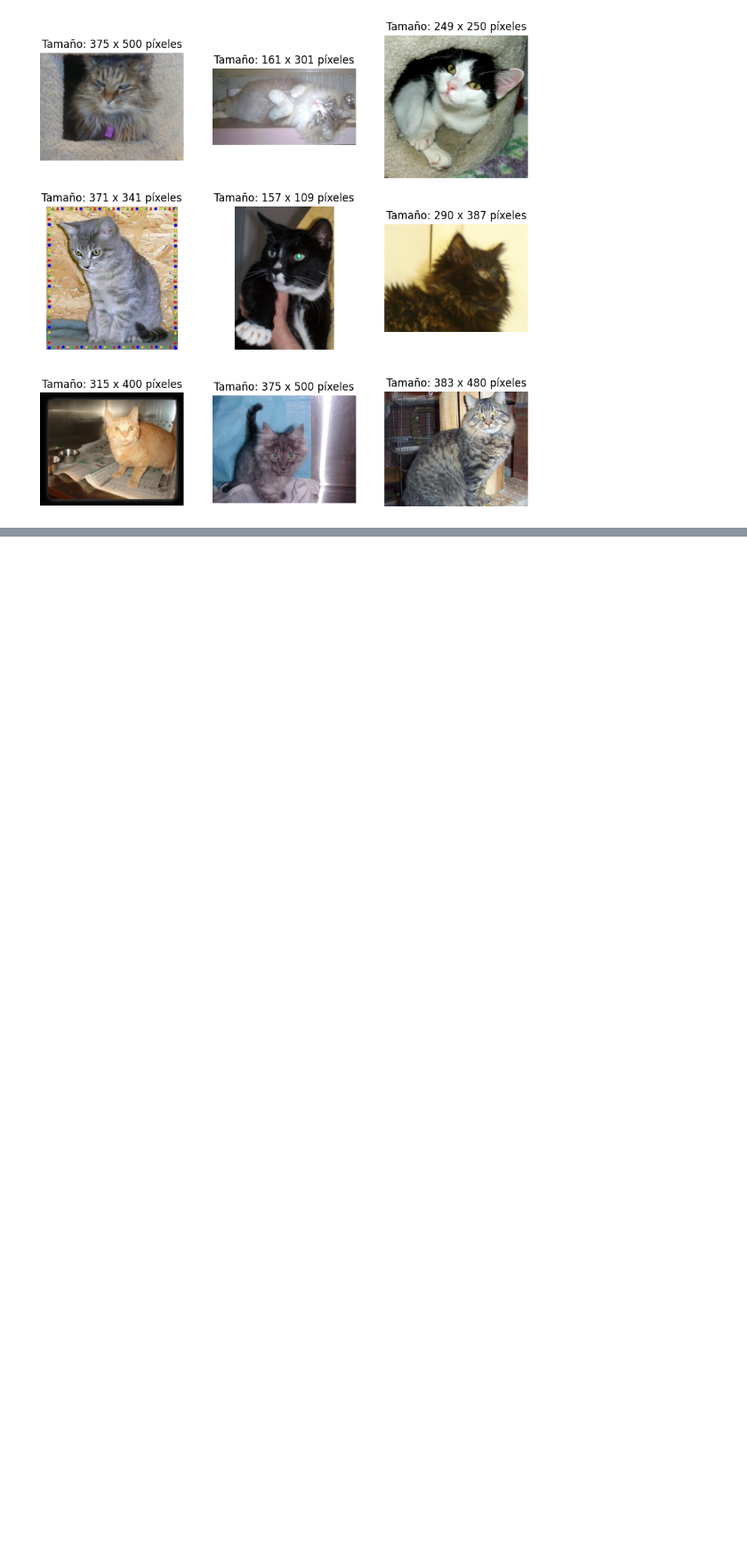
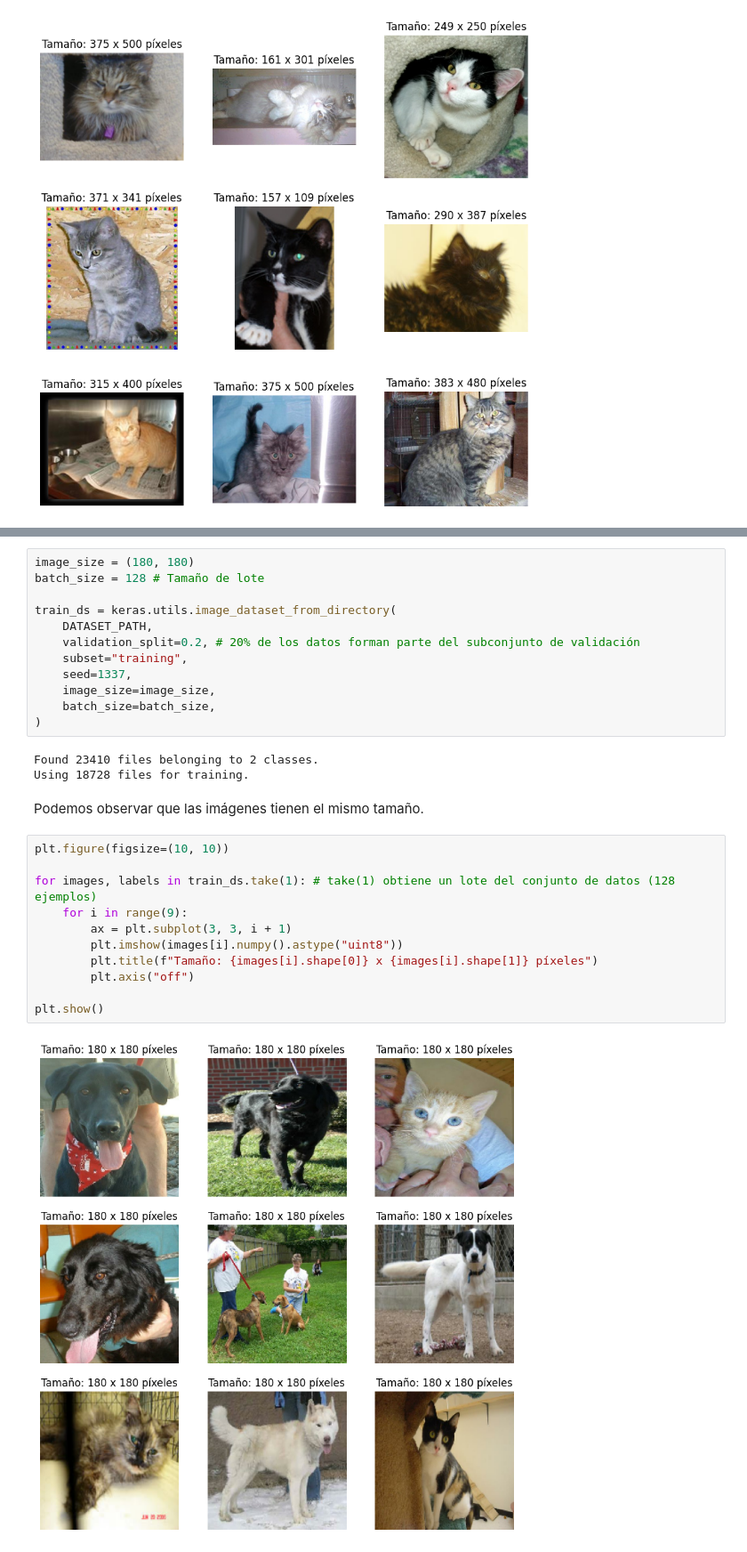
Before and after one commit to Lexie-v2/Goggle-CO, a Jupyter notebook: Redes_Neuronales_Artificiales_Vera_V.ipynb, the cells around one changed output, grey strips where cells are left out. Shown at 89% size. Saved outputs shown, nothing was run; the diff lists cells and outputs as text; blank space fills up the shorter version.

```diff
--- a/Redes_Neuronales_Artificiales_Vera_V.ipynb
+++ b/Redes_Neuronales_Artificiales_Vera_V.ipynb
@@ -130,0 +136,30 @@ plt.show()
+# %%
+image_size = (180, 180)
+batch_size = 128 # Tamaño de lote
+
+train_ds = keras.utils.image_dataset_from_directory(
+    DATASET_PATH,
+    validation_split=0.2, # 20% de los datos forman parte del subconjunto de validación
+    subset="training",
+    seed=1337,
+    image_size=image_size,
+    batch_size=batch_size,
+)
+# %% [output]
+Found 23410 files belonging to 2 classes.
+Using 18728 files for training.
+# %% [markdown]
+Podemos observar que las imágenes tienen el mismo tamaño.
+# %%
+plt.figure(figsize=(10, 10))
+
+for images, labels in train_ds.take(1): # take(1) obtiene un lote del conjunto de datos (128 ejemplos)
+    for i in range(9):
+        ax = plt.subplot(3, 3, i + 1)
+        plt.imshow(images[i].numpy().astype("uint8"))
+        plt.title(f"Tamaño: {images[i].shape[0]} x {images[i].shape[1]} píxeles")
+        plt.axis("off")
+
+plt.show()
+# %% [output]
+[figure, added]
```
Also changed, not shown: parts of 1 cell of this notebook.
